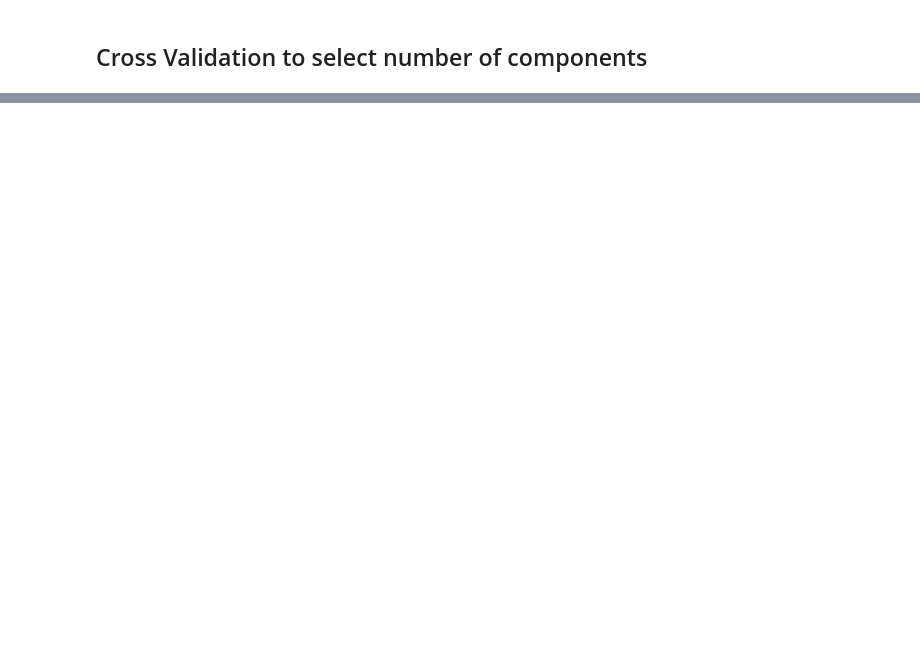
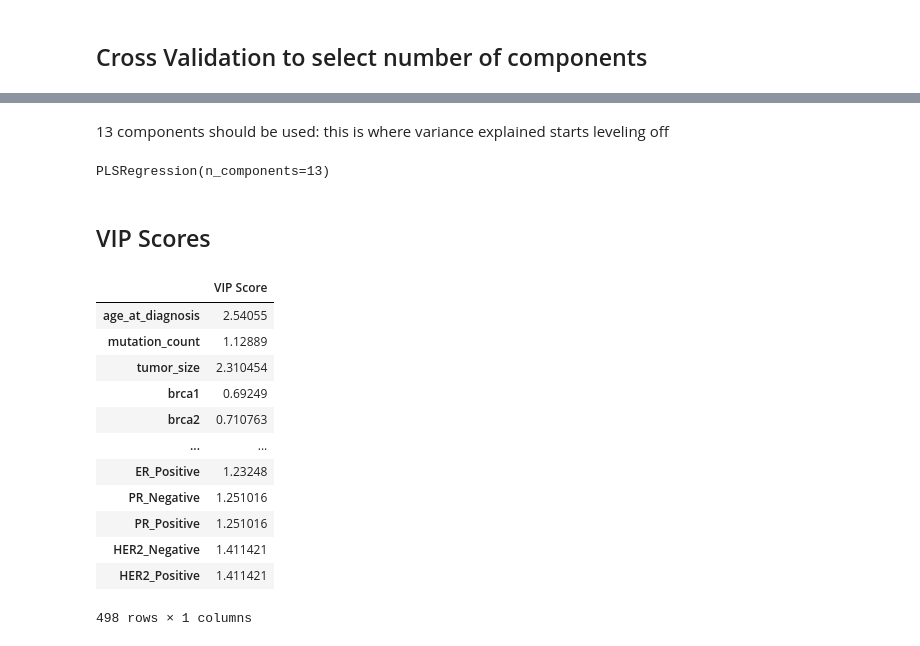
Before and after one commit to lilythomson13/finalproject, a Jupyter notebook: Results.ipynb, the cells around one changed output, grey strips where cells are left out. Cells and saved outputs as stored; diff of their text form; code cells hidden in the pictures; blank space fills up the shorter version.

```diff
--- a/Results.ipynb
+++ b/Results.ipynb
@@ -129,0 +143,47 @@ plt.show()
+# %% [markdown]
+13 components should be used: this is where variance explained starts leveling off
+# %%
+pls = PLSRegression(n_components=13)
+pls.fit(X_train, y_train)
+# %% [output]
+PLSRegression(n_components=13)
+# %% [markdown]
+## VIP Scores
+# %%
+# From https://www.researchgate.net/ online forum
+
+def calculate_vips(model):
+    t = model.x_scores_
+    w = model.x_weights_
+    q = model.y_loadings_
+    p, h = w.shape
+    vips = np.zeros((p,))
+    s = np.diag(np.matmul(np.matmul(np.matmul(t.T,t),q.T), q)).reshape(h, -1)
+    total_s = np.sum(s)
+    for i in range(p):
+        weight = np.array([(w[i,j] / np.linalg.norm(w[:,j]))**2 for j in range(h) ])
+        vips[i] = np.sqrt(p*(np.matmul(s.T, weight))/total_s)
+    return vips
+
+vips = calculate_vips(pls)
+# %%
+VIP = pd.DataFrame(index= X_train.columns)
+VIP['VIP Score'] = None
+
+for i in range(len(vips)):
+    VIP.iloc[i,0] = vips[i]
+VIP
+# %% [output]
+|  | VIP Score |
+| age_at_diagnosis | 2.54055 |
+| mutation_count | 1.12889 |
+| tumor_size | 2.310454 |
+| brca1 | 0.69249 |
+| brca2 | 0.710763 |
+| ... | ... |
+| ER_Positive | 1.23248 |
+| PR_Negative | 1.251016 |
+| PR_Positive | 1.251016 |
+| HER2_Negative | 1.411421 |
+| HER2_Positive | 1.411421 |
+498 rows × 1 columns
```
Also changed, not shown: parts of 8 cells of this notebook.
